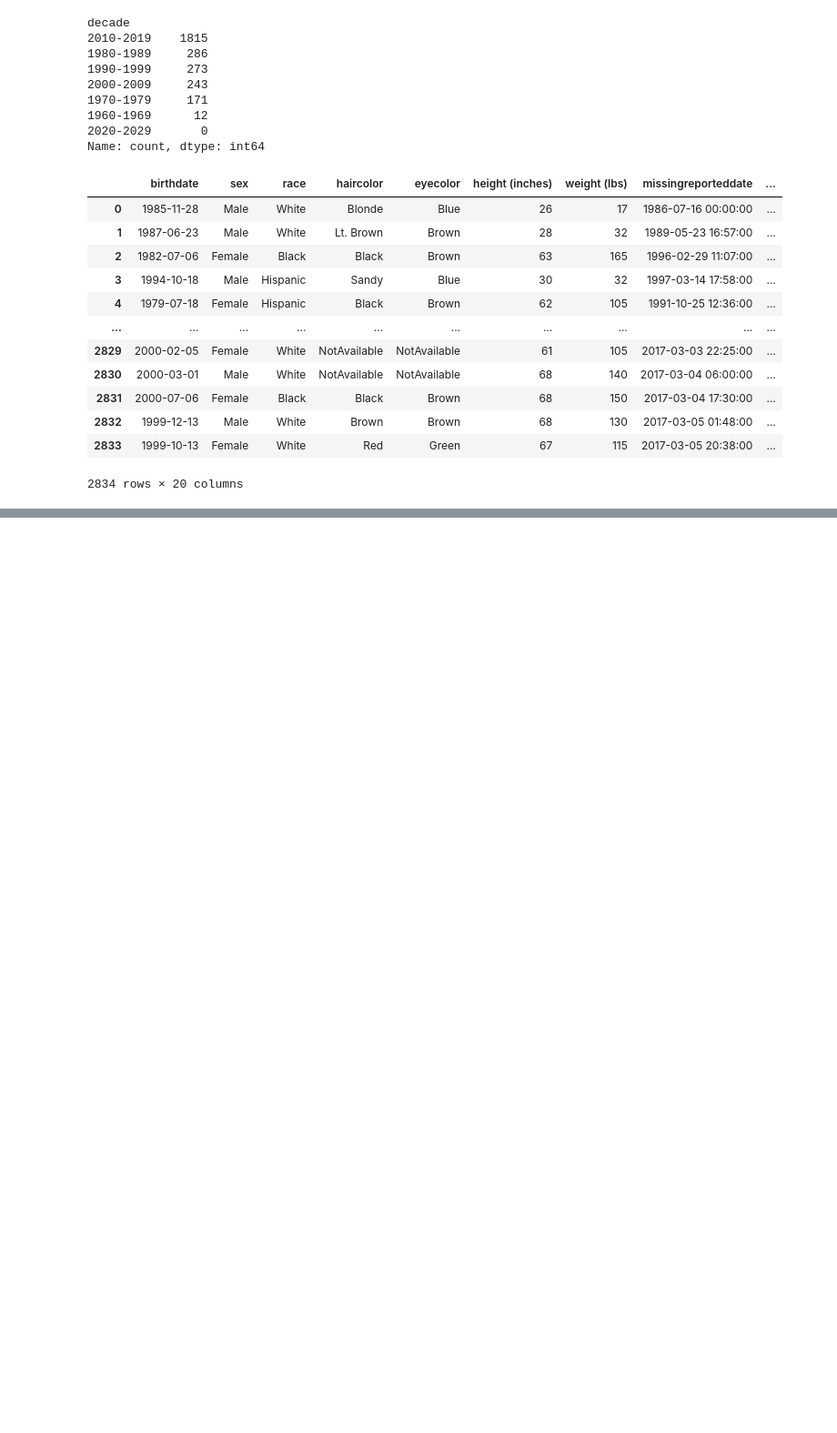
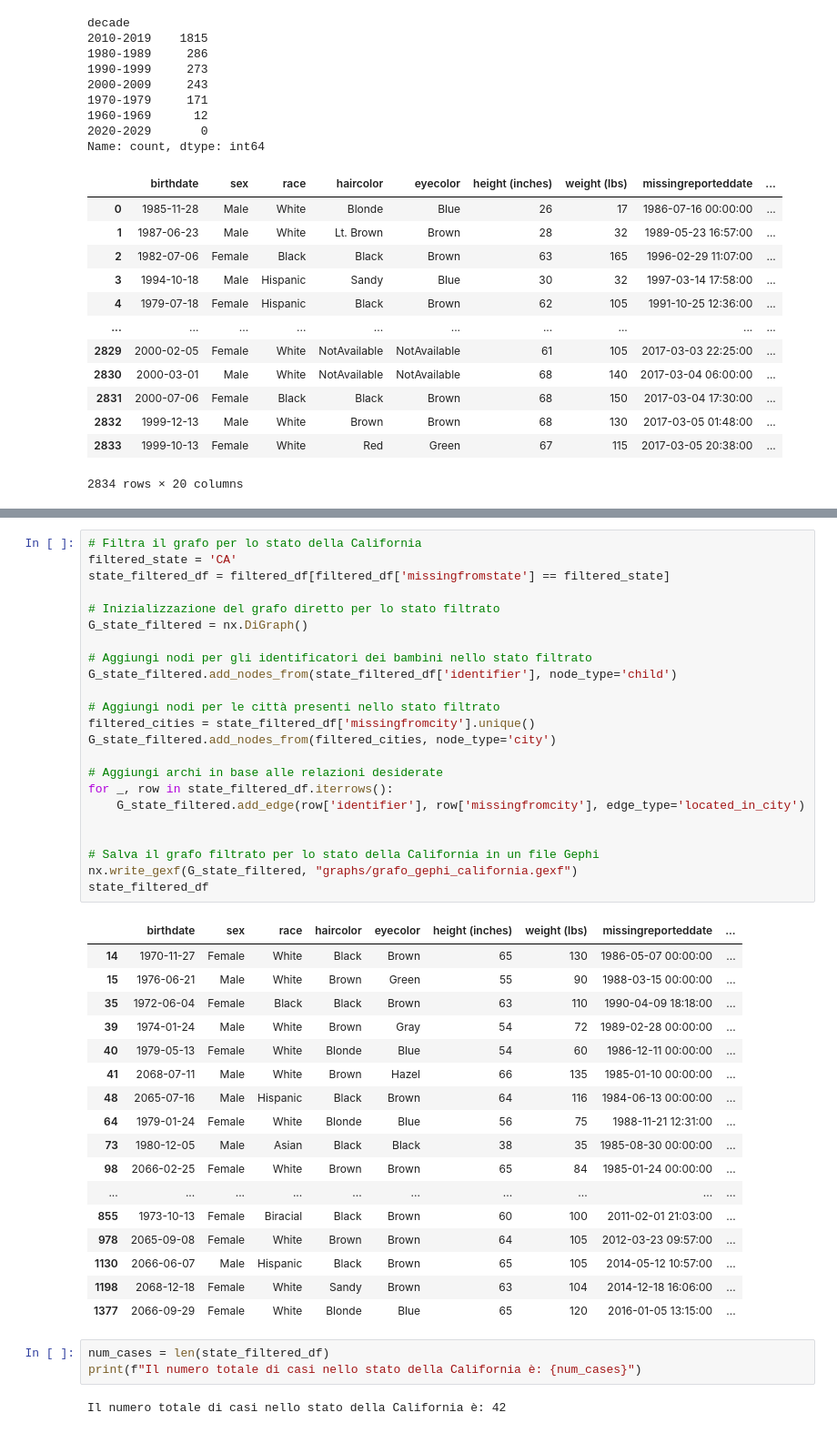
Before and after one commit to anitaliviabella/NetworkAnalysis, a Jupyter notebook: first.ipynb, the cells around one changed output, grey strips where cells are left out. Shown at 91% size. Cells and saved outputs as stored; diff of their text form; blank space fills up the shorter version.

```diff
--- a/first.ipynb
+++ b/first.ipynb
@@ -135,0 +168,46 @@ nx.write_gexf(G, "graphs/grafo_gephi.gexf")
+# %%
+# Filtra il grafo per lo stato della California
+filtered_state = 'CA'
+state_filtered_df = filtered_df[filtered_df['missingfromstate'] == filtered_state]
+
+# Inizializzazione del grafo diretto per lo stato filtrato
+G_state_filtered = nx.DiGraph()
+
+# Aggiungi nodi per gli identificatori dei bambini nello stato filtrato
+G_state_filtered.add_nodes_from(state_filtered_df['identifier'], node_type='child')
+
+# Aggiungi nodi per le città presenti nello stato filtrato
+filtered_cities = state_filtered_df['missingfromcity'].unique()
+G_state_filtered.add_nodes_from(filtered_cities, node_type='city')
+
+# Aggiungi archi in base alle relazioni desiderate
+for _, row in state_filtered_df.iterrows():
+    G_state_filtered.add_edge(row['identifier'], row['missingfromcity'], edge_type='located_in_city')
+
+
+# Salva il grafo filtrato per lo stato della California in un file Gephi
+nx.write_gexf(G_state_filtered, "graphs/grafo_gephi_california.gexf")
+state_filtered_df
+# %% [output]
+|  | birthdate | sex | race | haircolor | eyecolor | height (inches) | weight (lbs) | missingreporteddate | ... |
+| 14 | 1970-11-27 | Female | White | Black | Brown | 65 | 130 | 1986-05-07 00:00:00 | ... |
+| 15 | 1976-06-21 | Male | White | Brown | Green | 55 | 90 | 1988-03-15 00:00:00 | ... |
+| 35 | 1972-06-04 | Female | Black | Black | Brown | 63 | 110 | 1990-04-09 18:18:00 | ... |
+| 39 | 1974-01-24 | Male | White | Brown | Gray | 54 | 72 | 1989-02-28 00:00:00 | ... |
+| 40 | 1979-05-13 | Female | White | Blonde | Blue | 54 | 60 | 1986-12-11 00:00:00 | ... |
+| 41 | 2068-07-11 | Male | White | Brown | Hazel | 66 | 135 | 1985-01-10 00:00:00 | ... |
+| 48 | 2065-07-16 | Male | Hispanic | Black | Brown | 64 | 116 | 1984-06-13 00:00:00 | ... |
+| 64 | 1979-01-24 | Female | White | Blonde | Blue | 56 | 75 | 1988-11-21 12:31:00 | ... |
+| 73 | 1980-12-05 | Male | Asian | Black | Black | 38 | 35 | 1985-08-30 00:00:00 | ... |
+| 98 | 2066-02-25 | Female | White | Brown | Brown | 65 | 84 | 1985-01-24 00:00:00 | ... |
+| ... | ... | ... | ... | ... | ... | ... | ... | ... | ... |
+| 855 | 1973-10-13 | Female | Biracial | Black | Brown | 60 | 100 | 2011-02-01 21:03:00 | ... |
+| 978 | 2065-09-08 | Female | White | Brown | Brown | 64 | 105 | 2012-03-23 09:57:00 | ... |
+| 1130 | 2066-06-07 | Male | Hispanic | Black | Brown | 65 | 105 | 2014-05-12 10:57:00 | ... |
+| 1198 | 2068-12-18 | Female | White | Sandy | Brown | 63 | 104 | 2014-12-18 16:06:00 | ... |
+| 1377 | 2066-09-29 | Female | White | Blonde | Blue | 65 | 120 | 2016-01-05 13:15:00 | ... |
+# %%
+num_cases = len(state_filtered_df)
+print(f"Il numero totale di casi nello stato della California è: {num_cases}")
+# %% [output]
+Il numero totale di casi nello stato della California è: 42
```
Also changed, not shown: parts of 2 cells of this notebook, 2 other files.
